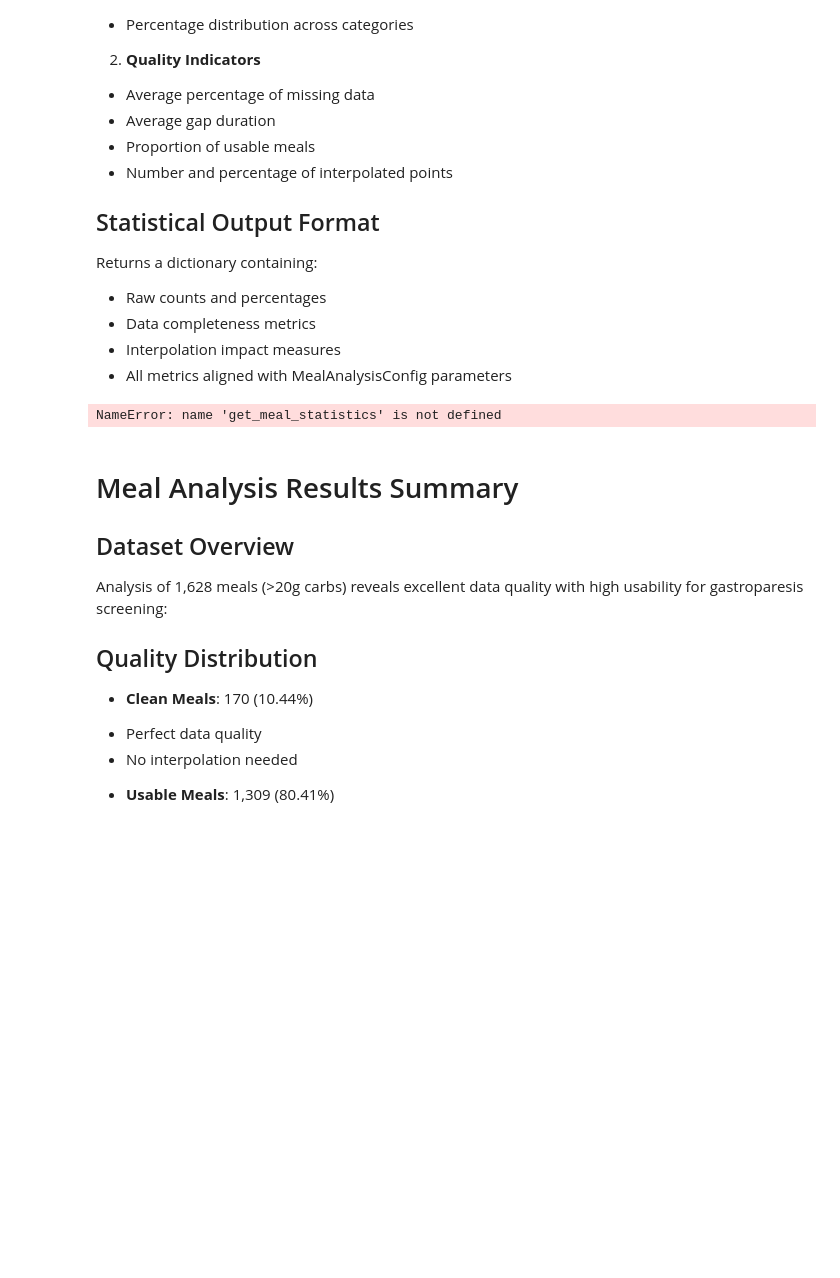
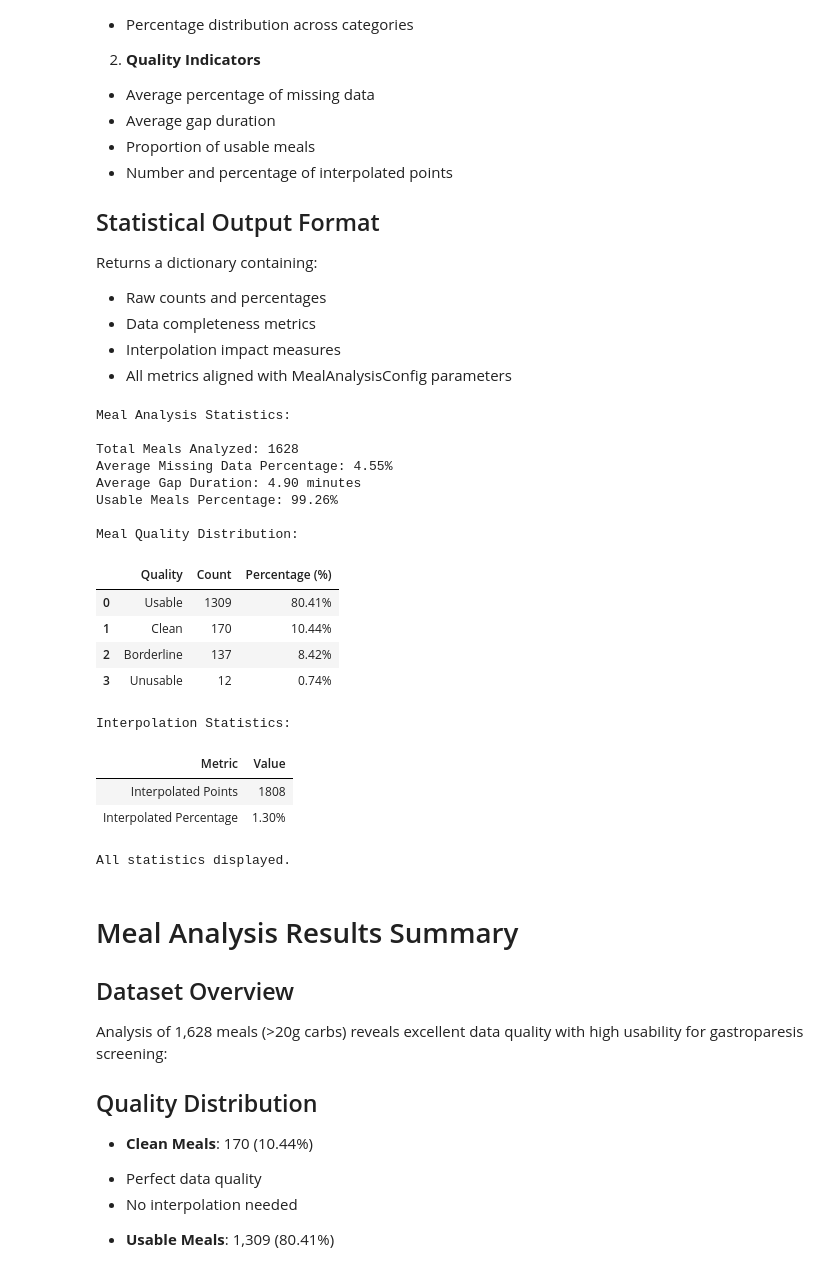
Before and after one commit to Warren8824/cgm-data-processor, a Jupyter notebook: notebooks/examples/x_gastro_eda.ipynb, the cells around one changed output. Cells and saved outputs as stored; diff of their text form; code cells hidden in the pictures; blank space fills up the shorter version.

```diff
--- a/notebooks/examples/x_gastro_eda.ipynb
+++ b/notebooks/examples/x_gastro_eda.ipynb
@@ -838,45 +838,27 @@ Returns a dictionary containing:
 - Data completeness metrics
 - Interpolation impact measures
 - All metrics aligned with MealAnalysisConfig parameters
-# %%
-def get_meal_statistics(df: pd.DataFrame, config: MealAnalysisConfig = None) -> Dict:
-    """
-    Calculates statistics about meal quality and data completeness.
-
-    Args:
-        df: DataFrame with meal analysis columns
-        config: MealAnalysisConfig object to ensure consistent carb threshold
-               If None, uses default config
-
-    Returns:
-        Dictionary containing:
-        - Total meals analyzed
-        - Counts and percentages for each meal quality category
-        - Average missing data percentage
-        - Distribution of gap durations
-        - Interpolation statistics
-    """
-    if config is None:
-        config = MealAnalysisConfig()
-
-    meals = df[df['carbs'] > config.min_carbs]
-
-    stats = {
-        'total_meals': len(meals),
-        'quality_counts': meals['meal_quality'].value_counts().to_dict(),
-        'quality_percentages': meals['meal_quality'].value_counts(normalize=True).multiply(100).to_dict(),
-        'avg_missing_pct': meals['missing_pct'].mean(),
-        'avg_gap_duration': meals['gap_duration_mins'].mean(),
-        'usable_meals_pct': meals[~meals['skip_meal']].shape[0] / len(meals) * 100,
-        'interpolated_points': df['interpolated'].sum(),
-        'interpolated_pct': (df['interpolated'].sum() / len(df)) * 100
-    }
-
-    return stats
 # %%
 analysed_df = analyse_meal_data(combined_df) # Run meal quality analysis
-stats = get_meal_statistics(analyzed_df)     # Create analysis statistics
+stats = get_meal_statistics(analysed_df)     # Create analysis statistics
 display_quality = format_meal_statistics(stats) # Format and print statistics
 display_quality
 # %% [output]
-NameError: name 'get_meal_statistics' is not defined
+Meal Analysis Statistics:
+
+Total Meals Analyzed: 1628
+Average Missing Data Percentage: 4.55%
+Average Gap Duration: 4.90 minutes
+Usable Meals Percentage: 99.26%
+
+Meal Quality Distribution:
+|  | Quality | Count | Percentage (%) |
+| 0 | Usable | 1309 | 80.41% |
+| 1 | Clean | 170 | 10.44% |
+| 2 | Borderline | 137 | 8.42% |
+| 3 | Unusable | 12 | 0.74% |
+Interpolation Statistics:
+| Metric | Value |
+| Interpolated Points | 1808 |
+| Interpolated Percentage | 1.30% |
+All statistics displayed.
```
Also changed, not shown: parts of 5 cells of this notebook.
